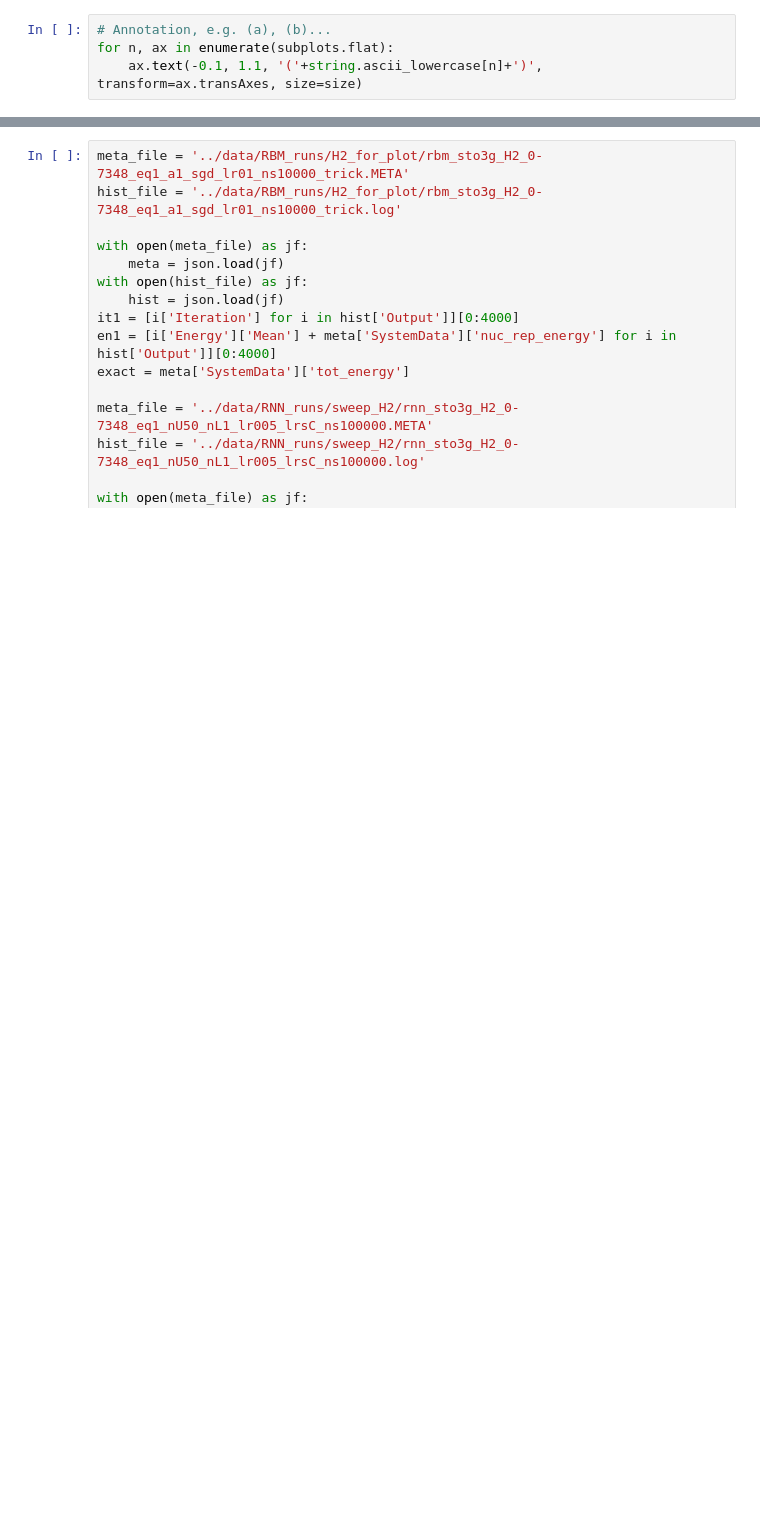
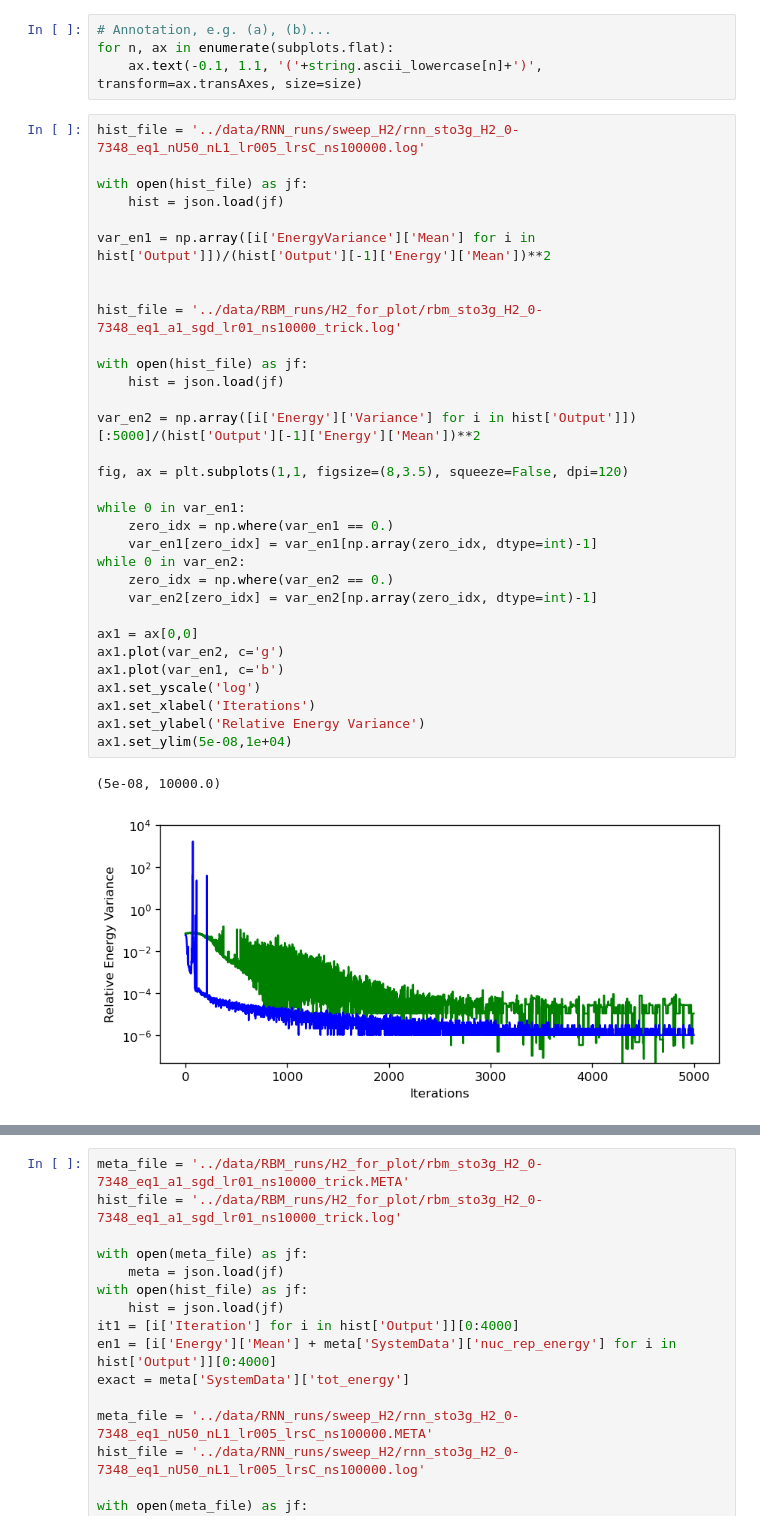
Before and after one commit to NicoFransaert/FermionicANN, a Jupyter notebook: notebooks/plotting.ipynb, the cells around one changed output, grey strips where cells are left out. Cells and saved outputs as stored; diff of their text form; blank space fills up the shorter version.

Commit message:
New plotting scripts including variance

```diff
--- a/notebooks/plotting.ipynb
+++ b/notebooks/plotting.ipynb
@@ -237,3 +238,38 @@ ax.legend()
 # Annotation, e.g. (a), (b)...
 for n, ax in enumerate(subplots.flat):
     ax.text(-0.1, 1.1, '('+string.ascii_lowercase[n]+')', transform=ax.transAxes, size=size)
+# %%
+hist_file = '../data/RNN_runs/sweep_H2/rnn_sto3g_H2_0-7348_eq1_nU50_nL1_lr005_lrsC_ns100000.log'
+
+with open(hist_file) as jf:
+    hist = json.load(jf)
+
+var_en1 = np.array([i['EnergyVariance']['Mean'] for i in hist['Output']])/(hist['Output'][-1]['Energy']['Mean'])**2
+
+
+hist_file = '../data/RBM_runs/H2_for_plot/rbm_sto3g_H2_0-7348_eq1_a1_sgd_lr01_ns10000_trick.log'
+
+with open(hist_file) as jf:
+    hist = json.load(jf)
+
+var_en2 = np.array([i['Energy']['Variance'] for i in hist['Output']])[:5000]/(hist['Output'][-1]['Energy']['Mean'])**2
+
+fig, ax = plt.subplots(1,1, figsize=(8,3.5), squeeze=False, dpi=120)
+
+while 0 in var_en1:
+    zero_idx = np.where(var_en1 == 0.)
+    var_en1[zero_idx] = var_en1[np.array(zero_idx, dtype=int)-1]
+while 0 in var_en2:
+    zero_idx = np.where(var_en2 == 0.)
+    var_en2[zero_idx] = var_en2[np.array(zero_idx, dtype=int)-1]
+
+ax1 = ax[0,0]
+ax1.plot(var_en2, c='g')
+ax1.plot(var_en1, c='b')
+ax1.set_yscale('log')
+ax1.set_xlabel('Iterations')
+ax1.set_ylabel('Relative Energy Variance')
+ax1.set_ylim(5e-08,1e+04)
+# %% [output]
+(5e-08, 10000.0)
+[figure, added]
```
Also changed, not shown: parts of 2 cells of this notebook, 6 other files.
